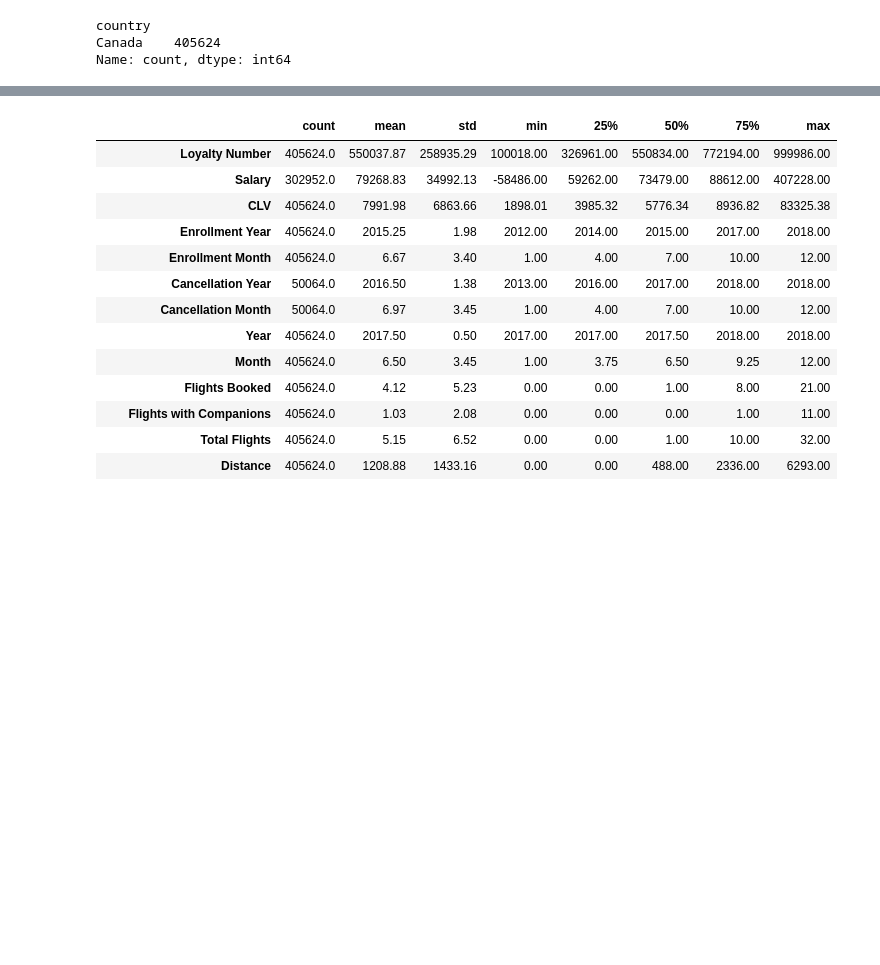
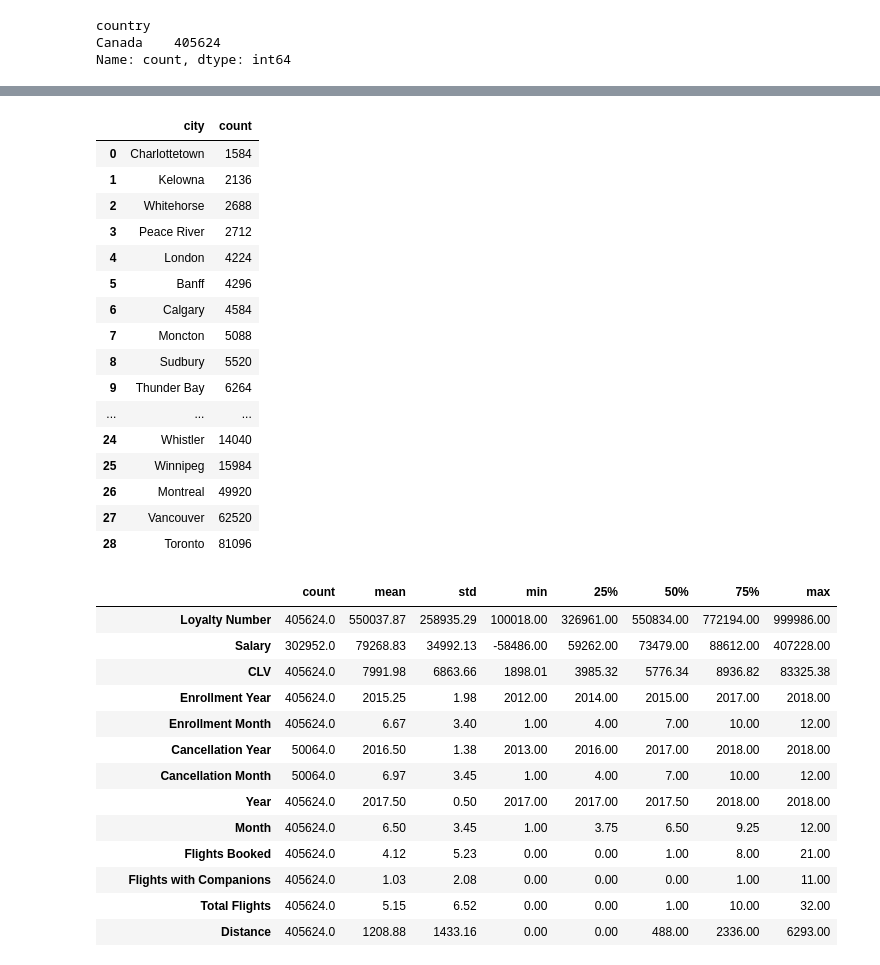
Before and after one commit to Adalab/bda-modulo-3-evaluacion-final-mariagmzm, a Jupyter notebook: Eval_Mod03_MariaGomez.ipynb, the cells around one changed output, grey strips where cells are left out. Drawn from its saved outputs; the diff is of its cells as text; code cells hidden in the pictures; blank space fills up the shorter version.

```diff
--- a/Eval_Mod03_MariaGomez.ipynb
+++ b/Eval_Mod03_MariaGomez.ipynb
@@ -242,3 +257,23 @@ Name: count, dtype: int64
+# %%
+df['city'].value_counts(ascending=True).reset_index()
+# %% [output]
+|  | city | count |
+| 0 | Charlottetown | 1584 |
+| 1 | Kelowna | 2136 |
+| 2 | Whitehorse | 2688 |
+| 3 | Peace River | 2712 |
+| 4 | London | 4224 |
+| 5 | Banff | 4296 |
+| 6 | Calgary | 4584 |
+| 7 | Moncton | 5088 |
+| 8 | Sudbury | 5520 |
+| 9 | Thunder Bay | 6264 |
+| ... | ... | ... |
+| 24 | Whistler | 14040 |
+| 25 | Winnipeg | 15984 |
+| 26 | Montreal | 49920 |
+| 27 | Vancouver | 62520 |
+| 28 | Toronto | 81096 |
 # %%
 df.describe().round(2).T
 # %% [output]
```
Also changed, not shown: parts of 4 cells of this notebook, 1 other file.
